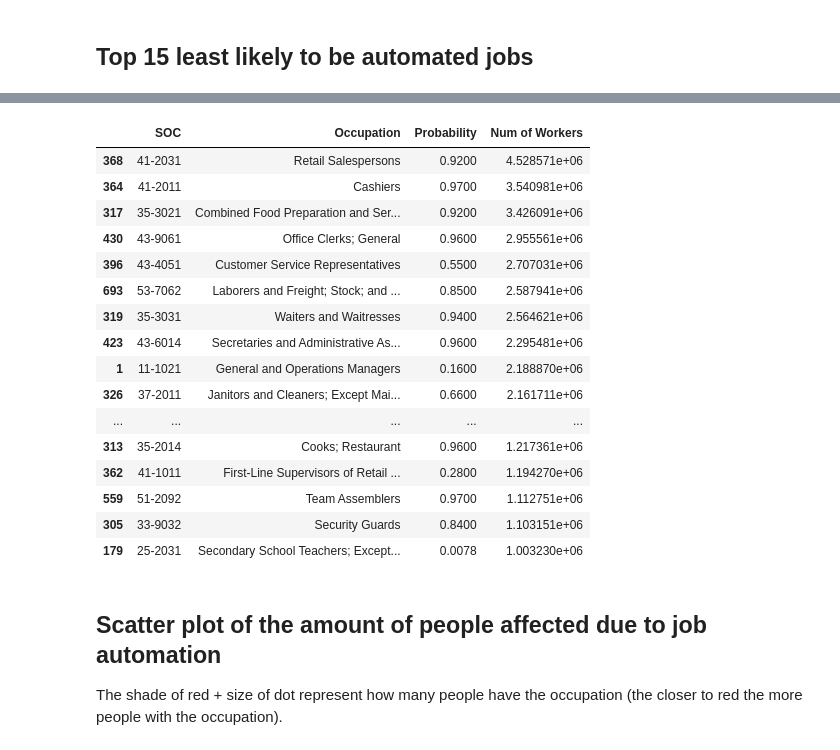
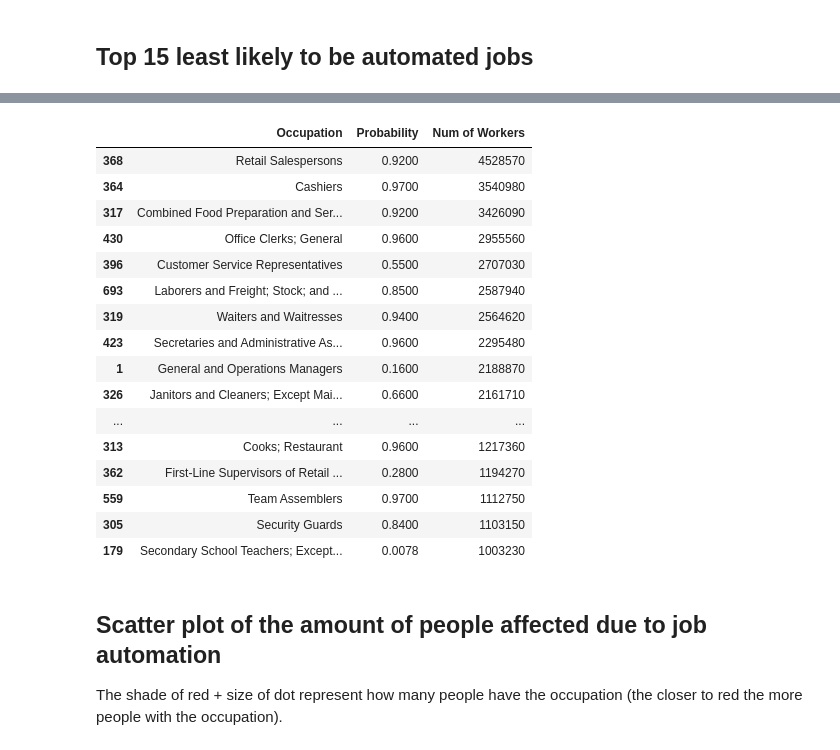
Before and after one commit to SamCain3/Projects, a Jupyter notebook: Automation Analysis.ipynb, the cells around one changed output, grey strips where cells are left out. Drawn from its saved outputs; the diff is of its cells as text; code cells hidden in the pictures.

```diff
--- a/Automation Analysis.ipynb
+++ b/Automation Analysis.ipynb
@@ -50,0 +7,15 @@ automation_data_df_sorted
+# %%
+automation_data_df = pd.read_csv('automation_data_by_state.csv', encoding='cp1252')
+automation_data_df_sorted = automation_data_df.sort_values(by=['Probability'], ascending=False)
+
+automation_data_df_sorted.head(15)
+
+#==== Ignore this code (used to get occupations with 99% probability of automation) ======================
+'''
+#probability range to filter for jobs within x percent chance of automation (0.9 is top 10 percent)
+probability_range = 0.99
+
+#jobs that have a 99% chance of being automated (12)
+#automation_data_df_sorted = automation_data_df_sorted.loc[automation_data_df['Probability'] >= probability_range]
+automation_data_df_sorted.head(15)
+'''
@@ -214,28 +188,28 @@ plt.show()
 # %%
 #sum of how many people have the occupation
-occupation_sum_df = pd.concat([automation_data_df.iloc[:,:3], automation_data_df.iloc[:,2:].sum(axis=1)], axis=1)
+occupation_sum_df = pd.concat([automation_data_df.iloc[:,:2], automation_data_df.iloc[:,2:].sum(axis=1)], axis=1)
 occupation_sum_df = occupation_sum_df.rename(columns={0:'Num of Workers'})
 occupation_sum_df = occupation_sum_df.sort_values(by='Num of Workers', ascending=False)
 
 occupation_sum_df.head(25)
 # %% [output]
-|  | SOC | Occupation | Probability | Num of Workers |
-| 368 | 41-2031 | Retail Salespersons | 0.9200 | 4.528571e+06 |
-| 364 | 41-2011 | Cashiers | 0.9700 | 3.540981e+06 |
-| 317 | 35-3021 | Combined Food Preparation and Ser... | 0.9200 | 3.426091e+06 |
-| 430 | 43-9061 | Office Clerks; General | 0.9600 | 2.955561e+06 |
-| 396 | 43-4051 | Customer Service Representatives | 0.5500 | 2.707031e+06 |
-| 693 | 53-7062 | Laborers and Freight; Stock; and ... | 0.8500 | 2.587941e+06 |
-| 319 | 35-3031 | Waiters and Waitresses | 0.9400 | 2.564621e+06 |
-| 423 | 43-6014 | Secretaries and Administrative As... | 0.9600 | 2.295481e+06 |
-| 1 | 11-1021 | General and Operations Managers | 0.1600 | 2.188870e+06 |
-| 326 | 37-2011 | Janitors and Cleaners; Except Mai... | 0.6600 | 2.161711e+06 |
-| ... | ... | ... | ... | ... |
-| 313 | 35-2014 | Cooks; Restaurant | 0.9600 | 1.217361e+06 |
-| 362 | 41-1011 | First-Line Supervisors of Retail ... | 0.2800 | 1.194270e+06 |
-| 559 | 51-2092 | Team Assemblers | 0.9700 | 1.112751e+06 |
-| 305 | 33-9032 | Security Guards | 0.8400 | 1.103151e+06 |
-| 179 | 25-2031 | Secondary School Teachers; Except... | 0.0078 | 1.003230e+06 |
+|  | Occupation | Probability | Num of Workers |
+| 368 | Retail Salespersons | 0.9200 | 4528570 |
+| 364 | Cashiers | 0.9700 | 3540980 |
+| 317 | Combined Food Preparation and Ser... | 0.9200 | 3426090 |
+| 430 | Office Clerks; General | 0.9600 | 2955560 |
+| 396 | Customer Service Representatives | 0.5500 | 2707030 |
+| 693 | Laborers and Freight; Stock; and ... | 0.8500 | 2587940 |
+| 319 | Waiters and Waitresses | 0.9400 | 2564620 |
+| 423 | Secretaries and Administrative As... | 0.9600 | 2295480 |
+| 1 | General and Operations Managers | 0.1600 | 2188870 |
+| 326 | Janitors and Cleaners; Except Mai... | 0.6600 | 2161710 |
+| ... | ... | ... | ... |
+| 313 | Cooks; Restaurant | 0.9600 | 1217360 |
+| 362 | First-Line Supervisors of Retail ... | 0.2800 | 1194270 |
+| 559 | Team Assemblers | 0.9700 | 1112750 |
+| 305 | Security Guards | 0.8400 | 1103150 |
+| 179 | Secondary School Teachers; Except... | 0.0078 | 1003230 |
 # %% [markdown]
 ## Scatter plot of the amount of people affected due to job automation
 
```
Also changed, not shown: parts of 10 cells of this notebook.
